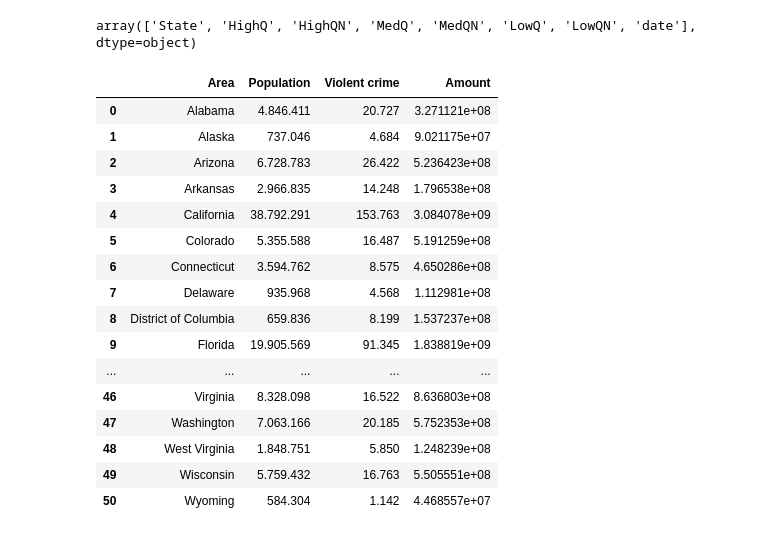
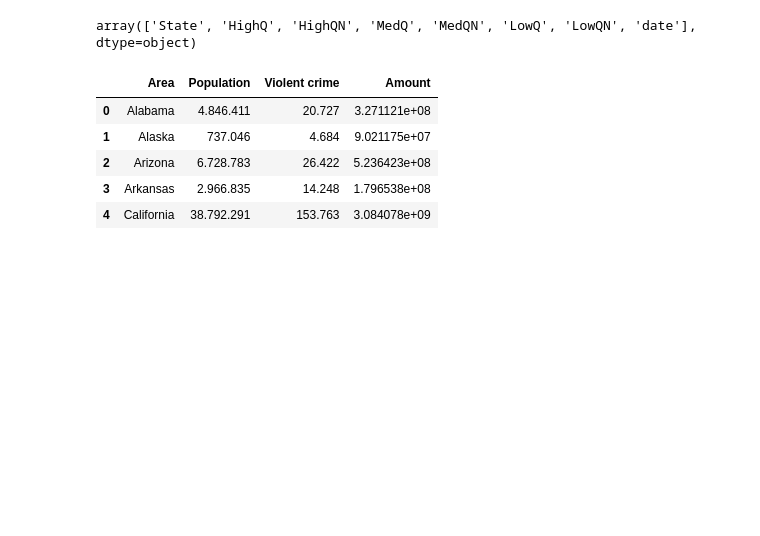
Before and after one commit to nicolagennaro/Data_Viz, a Jupyter notebook: DataCleaning.ipynb, the cells around one changed output. Saved outputs shown, nothing was run; the diff lists cells and outputs as text; code cells hidden in the pictures; blank space fills up the shorter version.

```diff
--- a/DataCleaning.ipynb
+++ b/DataCleaning.ipynb
@@ -91,26 +99,17 @@ array(['State', 'HighQ', 'HighQN', 'MedQ', 'MedQN', 'LowQ', 'LowQN', 'date'], dt
 # %%
 df_ganja['Amount'] = df_ganja.HighQ * df_ganja.HighQN + df_ganja.MedQ * df_ganja.MedQN
 # %%
-df_crimes[['Area', 'Population', 'Violent crime']][df_crimes.Year == '2014'].merge(
+df_joined = df_crimes[['Area', 'Population', 'Violent crime']][df_crimes.Year == '2014'].merge(
     df_ganja[['State', 'Amount']].groupby('State').sum(),
     left_on = 'Area', right_on = 'State'
 #     pd.DataFrame.merge()
 )
-# %% [output]
-|  | Area | Population | Violent crime | Amount |
-| 0 | Alabama | 4.846.411 | 20.727 | 3.271121e+08 |
-| 1 | Alaska | 737.046 | 4.684 | 9.021175e+07 |
-| 2 | Arizona | 6.728.783 | 26.422 | 5.236423e+08 |
-| 3 | Arkansas | 2.966.835 | 14.248 | 1.796538e+08 |
-| 4 | California | 38.792.291 | 153.763 | 3.084078e+09 |
-| 5 | Colorado | 5.355.588 | 16.487 | 5.191259e+08 |
-| 6 | Connecticut | 3.594.762 | 8.575 | 4.650286e+08 |
-| 7 | Delaware | 935.968 | 4.568 | 1.112981e+08 |
-| 8 | District of Columbia | 659.836 | 8.199 | 1.537237e+08 |
-| 9 | Florida | 19.905.569 | 91.345 | 1.838819e+09 |
-| ... | ... | ... | ... | ... |
-| 46 | Virginia | 8.328.098 | 16.522 | 8.636803e+08 |
-| 47 | Washington | 7.063.166 | 20.185 | 5.752353e+08 |
-| 48 | West Virginia | 1.848.751 | 5.850 | 1.248239e+08 |
-| 49 | Wisconsin | 5.759.432 | 16.763 | 5.505551e+08 |
-| 50 | Wyoming | 584.304 | 1.142 | 4.468557e+07 |
+# %%
+df_joined.head()
+# %% [output]
+|  | Area | Population | Violent crime | Amount |
+| 0 | Alabama | 4.846.411 | 20.727 | 3.271121e+08 |
+| 1 | Alaska | 737.046 | 4.684 | 9.021175e+07 |
+| 2 | Arizona | 6.728.783 | 26.422 | 5.236423e+08 |
+| 3 | Arkansas | 2.966.835 | 14.248 | 1.796538e+08 |
+| 4 | California | 38.792.291 | 153.763 | 3.084078e+09 |
```
Also changed, not shown: parts of 14 cells of this notebook.
